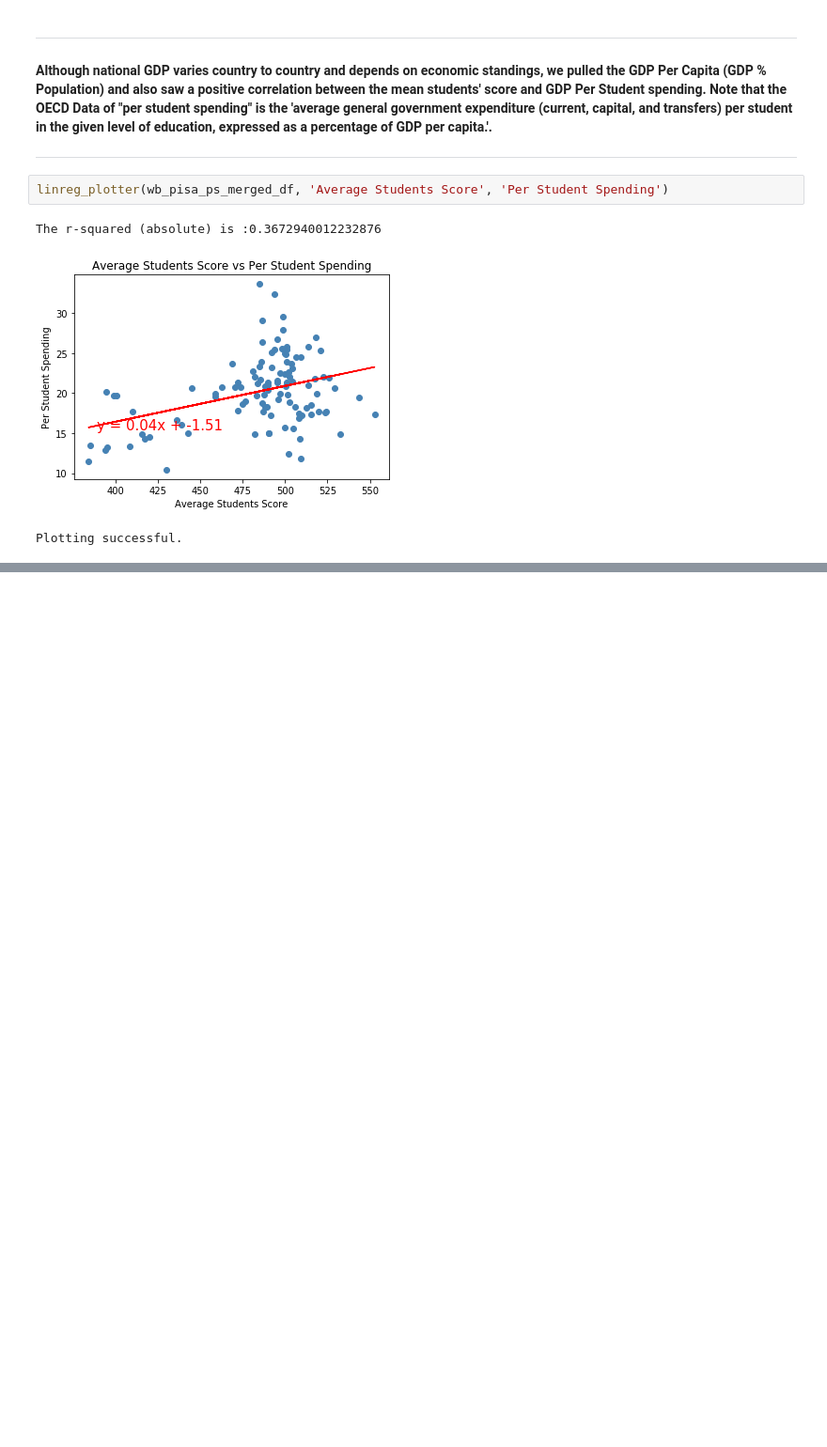
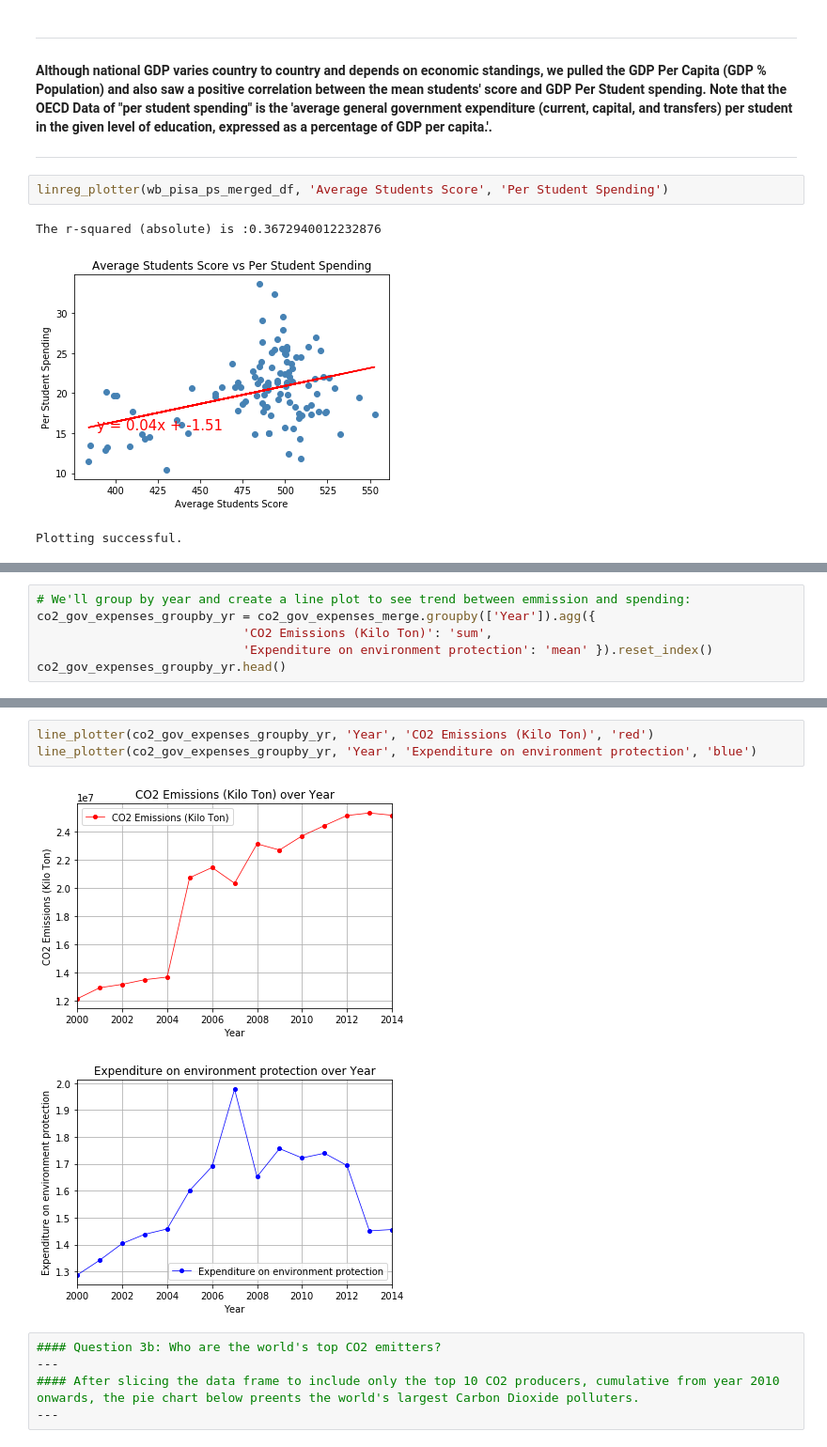
Before and after one commit to brettkfuller/govspending_project1_team5, a Jupyter notebook: project1_team5_mav.ipynb, the cells around one changed output, grey strips where cells are left out. Shown at 94% size. Saved outputs shown, nothing was run; the diff lists cells and outputs as text; blank space fills up the shorter version.

```diff
--- a/project1_team5_mav.ipynb
+++ b/project1_team5_mav.ipynb
@@ -258,0 +411,6 @@ dtype: float64
+# %%
+# We'll group by year and create a line plot to see trend between emmission and spending:
+co2_gov_expenses_groupby_yr = co2_gov_expenses_merge.groupby(['Year']).agg({
+                            'CO2 Emissions (Kilo Ton)': 'sum',
+                            'Expenditure on environment protection': 'mean' }).reset_index()
+co2_gov_expenses_groupby_yr.head()
@@ -258,0 +428,11 @@ dtype: float64
+# %%
+line_plotter(co2_gov_expenses_groupby_yr, 'Year', 'CO2 Emissions (Kilo Ton)', 'red')
+line_plotter(co2_gov_expenses_groupby_yr, 'Year', 'Expenditure on environment protection', 'blue')
+# %% [output]
+[figure, added]
+[figure, added]
+# %%
+#### Question 3b: Who are the world's top CO2 emitters?
+---
+#### After slicing the data frame to include only the top 10 CO2 producers, cumulative from year 2010 onwards, the pie chart below preents the world's largest Carbon Dioxide polluters.
+---
```
Also changed, not shown: parts of 22 cells of this notebook, 3 other files.
